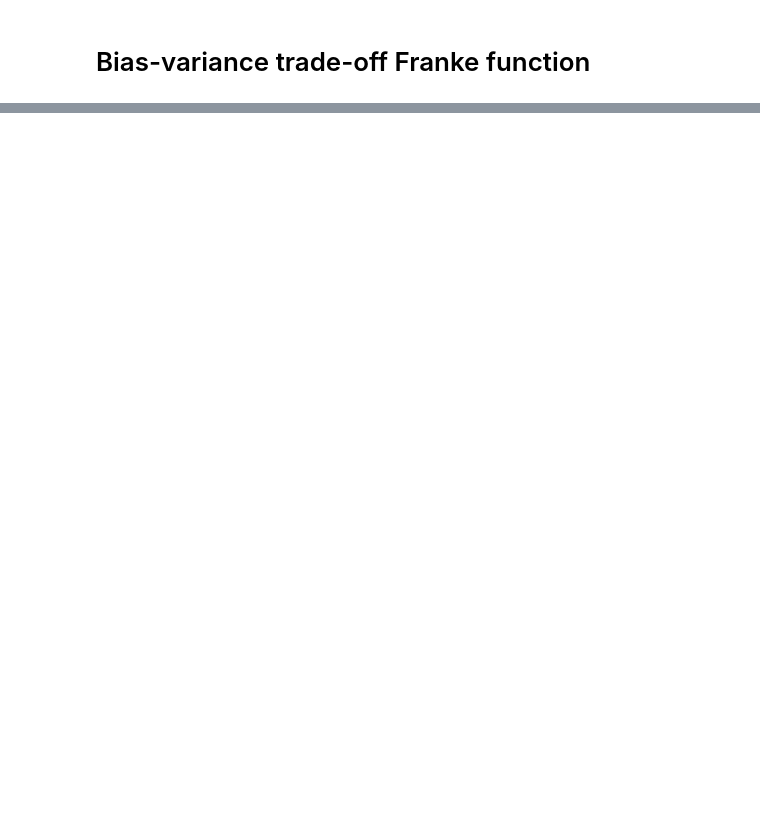
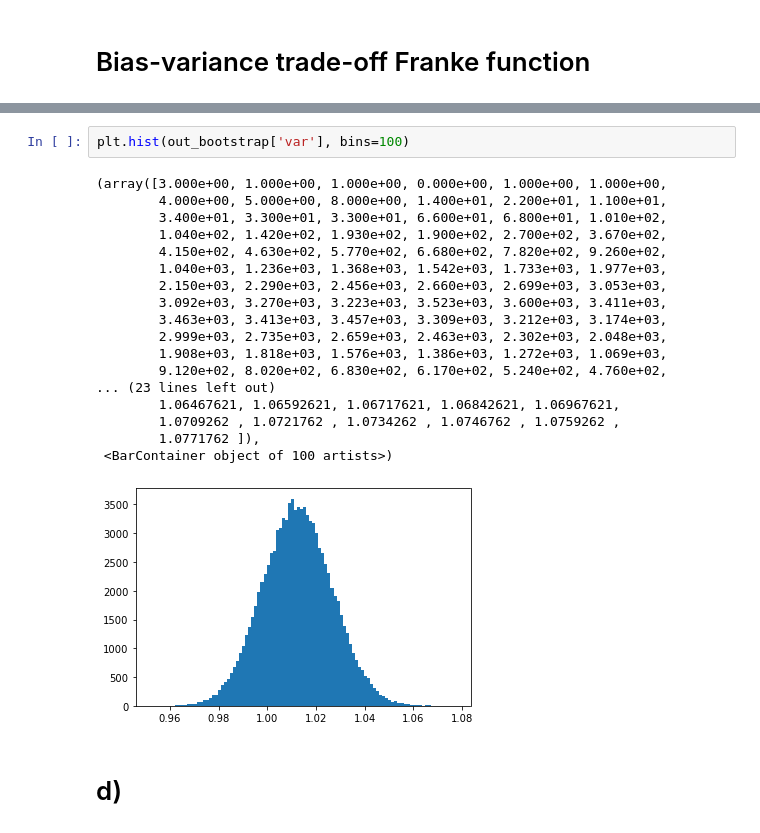
Before and after one commit to johanage/ada_ml_project1, a Jupyter notebook: Project1.ipynb, the cells around one changed output, grey strips where cells are left out. Drawn from its saved outputs; the diff is of its cells as text; blank space fills up the shorter version.

```diff
--- a/Project1.ipynb
+++ b/Project1.ipynb
@@ -256,0 +315,23 @@ Text(0.5, 0, 'Polynomial degree')
+# %%
+plt.hist(out_bootstrap['var'], bins=100)
+# %% [output]
+(array([3.000e+00, 1.000e+00, 1.000e+00, 0.000e+00, 1.000e+00, 1.000e+00,
+        4.000e+00, 5.000e+00, 8.000e+00, 1.400e+01, 2.200e+01, 1.100e+01,
+        3.400e+01, 3.300e+01, 3.300e+01, 6.600e+01, 6.800e+01, 1.010e+02,
+        1.040e+02, 1.420e+02, 1.930e+02, 1.900e+02, 2.700e+02, 3.670e+02,
+        4.150e+02, 4.630e+02, 5.770e+02, 6.680e+02, 7.820e+02, 9.260e+02,
+        1.040e+03, 1.236e+03, 1.368e+03, 1.542e+03, 1.733e+03, 1.977e+03,
+        2.150e+03, 2.290e+03, 2.456e+03, 2.660e+03, 2.699e+03, 3.053e+03,
+        3.092e+03, 3.270e+03, 3.223e+03, 3.523e+03, 3.600e+03, 3.411e+03,
+        3.463e+03, 3.413e+03, 3.457e+03, 3.309e+03, 3.212e+03, 3.174e+03,
+        2.999e+03, 2.735e+03, 2.659e+03, 2.463e+03, 2.302e+03, 2.048e+03,
+        1.908e+03, 1.818e+03, 1.576e+03, 1.386e+03, 1.272e+03, 1.069e+03,
+        9.120e+02, 8.020e+02, 6.830e+02, 6.170e+02, 5.240e+02, 4.760e+02,
+... (23 lines left out)
+        1.06467621, 1.06592621, 1.06717621, 1.06842621, 1.06967621,
+        1.0709262 , 1.0721762 , 1.0734262 , 1.0746762 , 1.0759262 ,
+        1.0771762 ]),
+ <BarContainer object of 100 artists>)
+[figure, added]
+# %% [markdown]
+# d)
```
Also changed, not shown: parts of 16 cells of this notebook, 1 other file.
